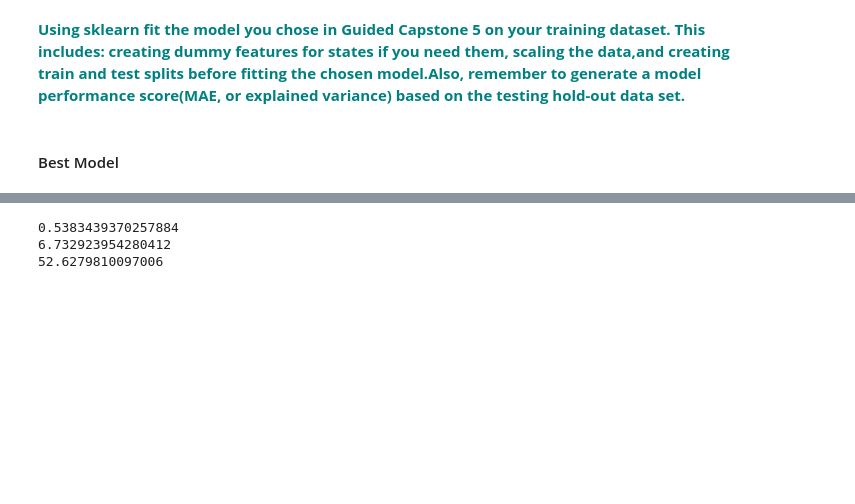
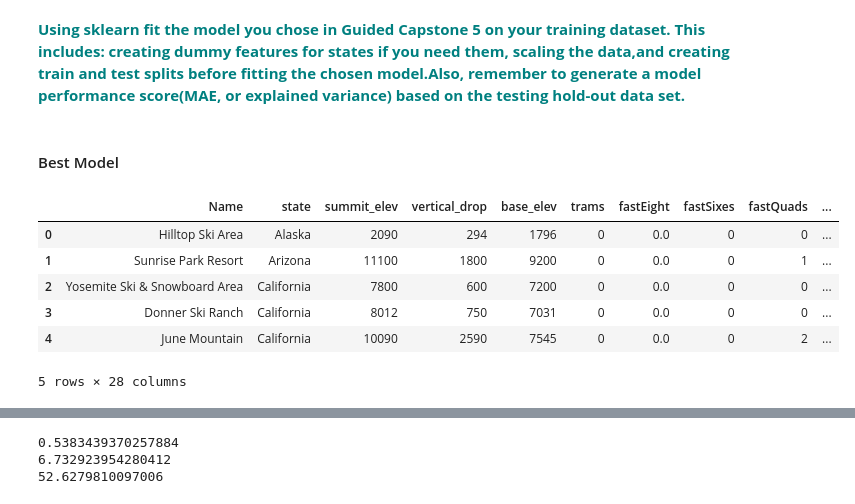
Before and after one commit to fw9228/Guided-Capstone, a Jupyter notebook: Step 6 Documentation/Notebook_stepsix.ipynb, the cells around one changed output, grey strips where cells are left out. Saved outputs shown, nothing was run; the diff lists cells and outputs as text; code cells hidden in the pictures; blank space fills up the shorter version.

```diff
--- a/Step 6 Documentation/Notebook_stepsix.ipynb
+++ b/Step 6 Documentation/Notebook_stepsix.ipynb
@@ -66,3 +66,20 @@ ls
 **<font color='teal'> Using sklearn fit the model you chose in Guided Capstone 5 on your training dataset. This includes: creating dummy features for states if you need them, scaling the data,and creating train and test splits before fitting the chosen model.Also, remember to generate a model performance score(MAE, or explained variance) based on the testing hold-out data set.</font>**
 # %% [markdown]
 #### Best Model
+# %%
+#Model 2 appeared as the best model in step 5
+
+file = r'C:\Users\13134\Documents\GitHub\Guided-Capstone\Step 3 Exploratory Data Analysis\data\step3_output.csv'
+df = pd.read_csv(file)
+
+del df['Unnamed: 0']
+
+df.head()
+# %% [output]
+|  | Name | state | summit_elev | vertical_drop | base_elev | trams | fastEight | fastSixes | fastQuads | ... |
+| 0 | Hilltop Ski Area | Alaska | 2090 | 294 | 1796 | 0 | 0.0 | 0 | 0 | ... |
+| 1 | Sunrise Park Resort | Arizona | 11100 | 1800 | 9200 | 0 | 0.0 | 0 | 1 | ... |
+| 2 | Yosemite Ski & Snowboard Area | California | 7800 | 600 | 7200 | 0 | 0.0 | 0 | 0 | ... |
+| 3 | Donner Ski Ranch | California | 8012 | 750 | 7031 | 0 | 0.0 | 0 | 0 | ... |
+| 4 | June Mountain | California | 10090 | 2590 | 7545 | 0 | 0.0 | 0 | 2 | ... |
+5 rows × 28 columns
```
Also changed, not shown: parts of 14 cells of this notebook.
